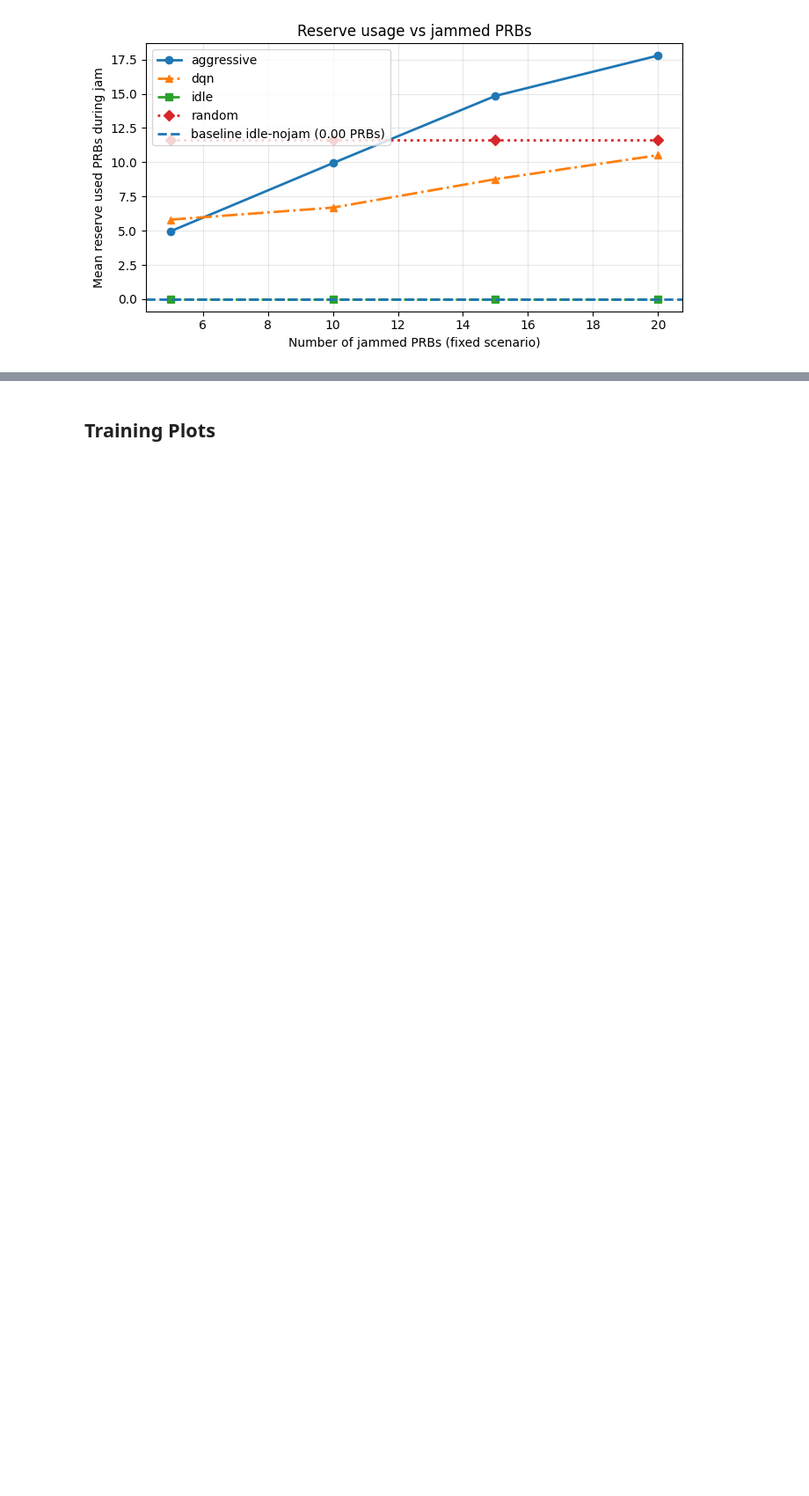
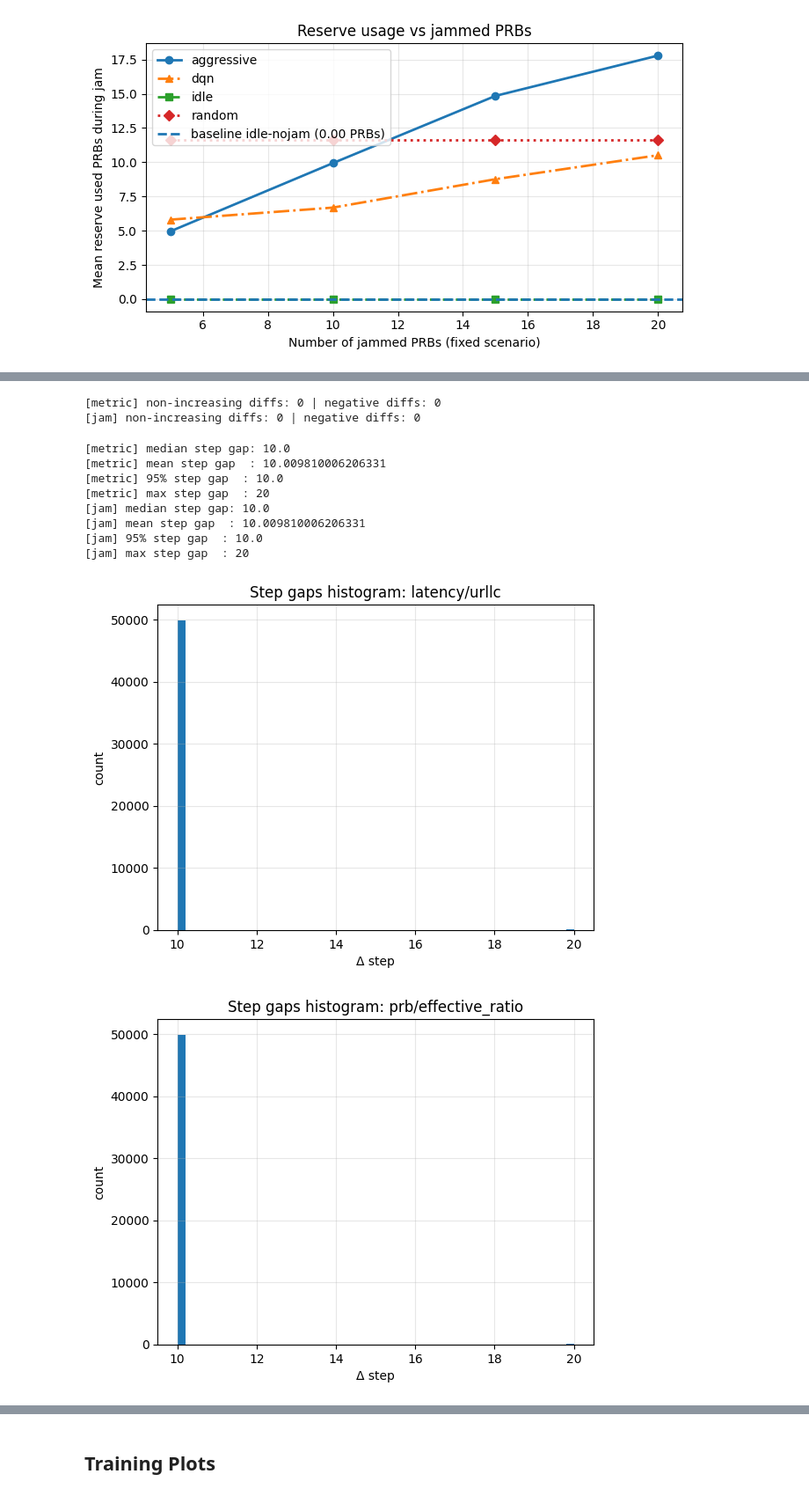
Before and after one commit to ElaheDlv/Resilient_PRB_allocation, a Jupyter notebook: backend/notebooks/Resilient_validation/validation_22jan.ipynb, the cells around one changed output, grey strips where cells are left out. Shown at 88% size. Cells and saved outputs as stored; diff of their text form; code cells hidden in the pictures; blank space fills up the shorter version.

```diff
--- a/backend/notebooks/Resilient_validation/validation_22jan.ipynb
+++ b/backend/notebooks/Resilient_validation/validation_22jan.ipynb
@@ -418,0 +1662,59 @@ idle_baseline_ev (global search) = ../../tb_logs/res_validator/random/gym_from_t
+# %%
+def step_reset_stats(df, name):
+    s = df["step"].to_numpy()
+    dif = np.diff(s)
+    n_noninc = int(np.sum(dif <= 0))
+    n_neg = int(np.sum(dif < 0))
+    print(f"[{name}] non-increasing diffs:", n_noninc, "| negative diffs:", n_neg)
+    if n_neg > 0:
+        idx = np.where(dif < 0)[0][:10]
+        print(f"[{name}] first few reset points (step[i] -> step[i+1]):")
+        for i in idx:
+            print(" ", s[i], "->", s[i+1])
+
+step_reset_stats(df_metric, "metric")
+step_reset_stats(df_jam, "jam")
+# %% [output]
+[metric] non-increasing diffs: 0 | negative diffs: 0
+[jam] non-increasing diffs: 0 | negative diffs: 0
+# %%
+def gap_stats(df, name):
+    s = df["step"].to_numpy()
+    dif = np.diff(s)
+    if len(dif) == 0:
+        print(name, "has <2 points")
+        return
+    print(f"[{name}] median step gap:", np.median(dif))
+    print(f"[{name}] mean step gap  :", np.mean(dif))
+    print(f"[{name}] 95% step gap  :", np.percentile(dif, 95))
+    print(f"[{name}] max step gap  :", np.max(dif))
+
+gap_stats(df_metric, "metric")
+gap_stats(df_jam, "jam")
+
+plt.figure()
+plt.hist(np.diff(df_metric["step"]), bins=50)
+plt.title(f"Step gaps histogram: {METRIC_TAG}")
+plt.xlabel("Δ step")
+plt.ylabel("count")
+plt.grid(True, alpha=0.3)
+plt.show()
+
+plt.figure()
+plt.hist(np.diff(df_jam["step"]), bins=50)
+plt.title(f"Step gaps histogram: {JAM_TAG}")
+plt.xlabel("Δ step")
+plt.ylabel("count")
+plt.grid(True, alpha=0.3)
+plt.show()
+# %% [output]
+[metric] median step gap: 10.0
+[metric] mean step gap  : 10.009810006206331
+[metric] 95% step gap  : 10.0
+[metric] max step gap  : 20
+[jam] median step gap: 10.0
+[jam] mean step gap  : 10.009810006206331
+[jam] 95% step gap  : 10.0
+[jam] max step gap  : 20
+[figure, added]
+[figure, added]
```
Also changed, not shown: parts of 28 cells of this notebook, 1 other file.
